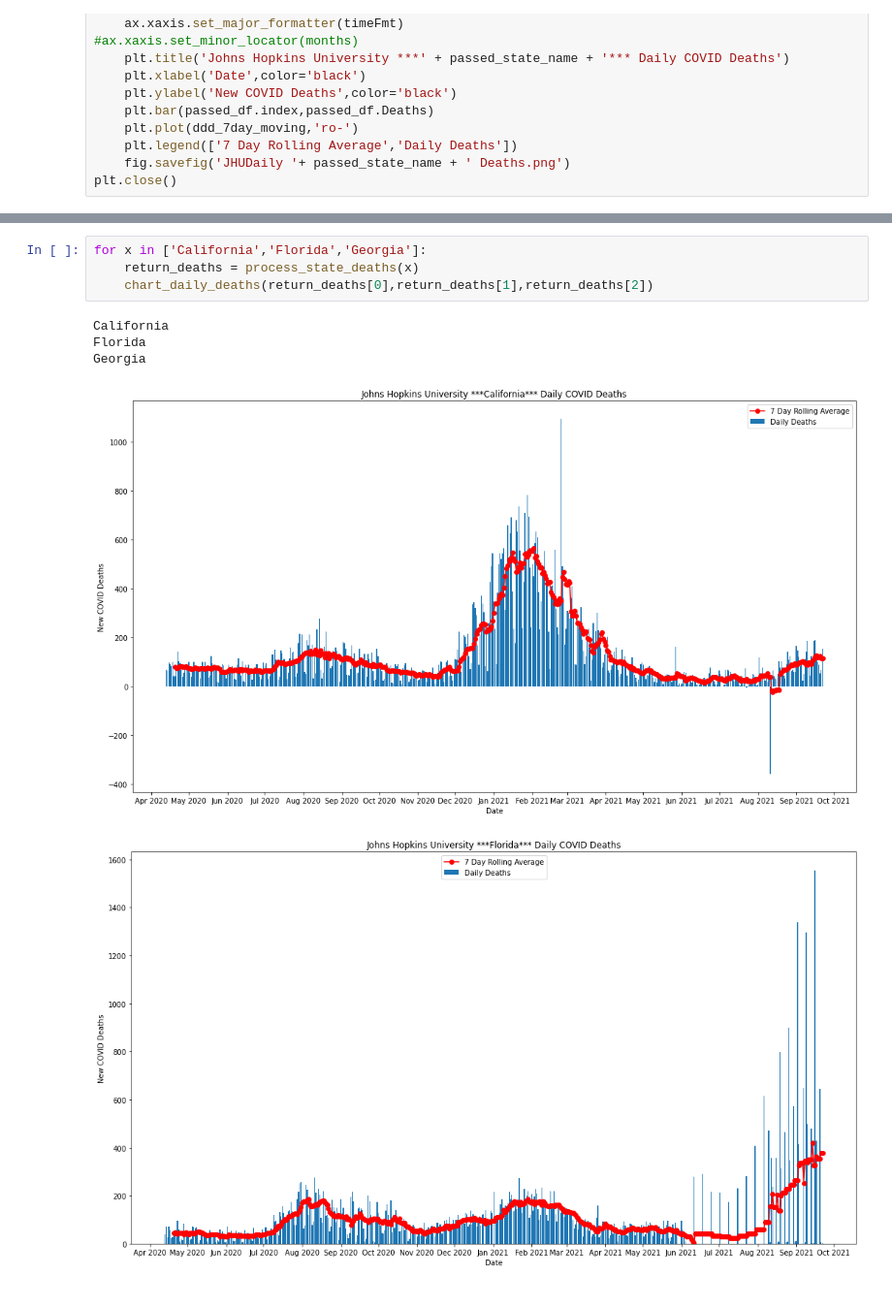
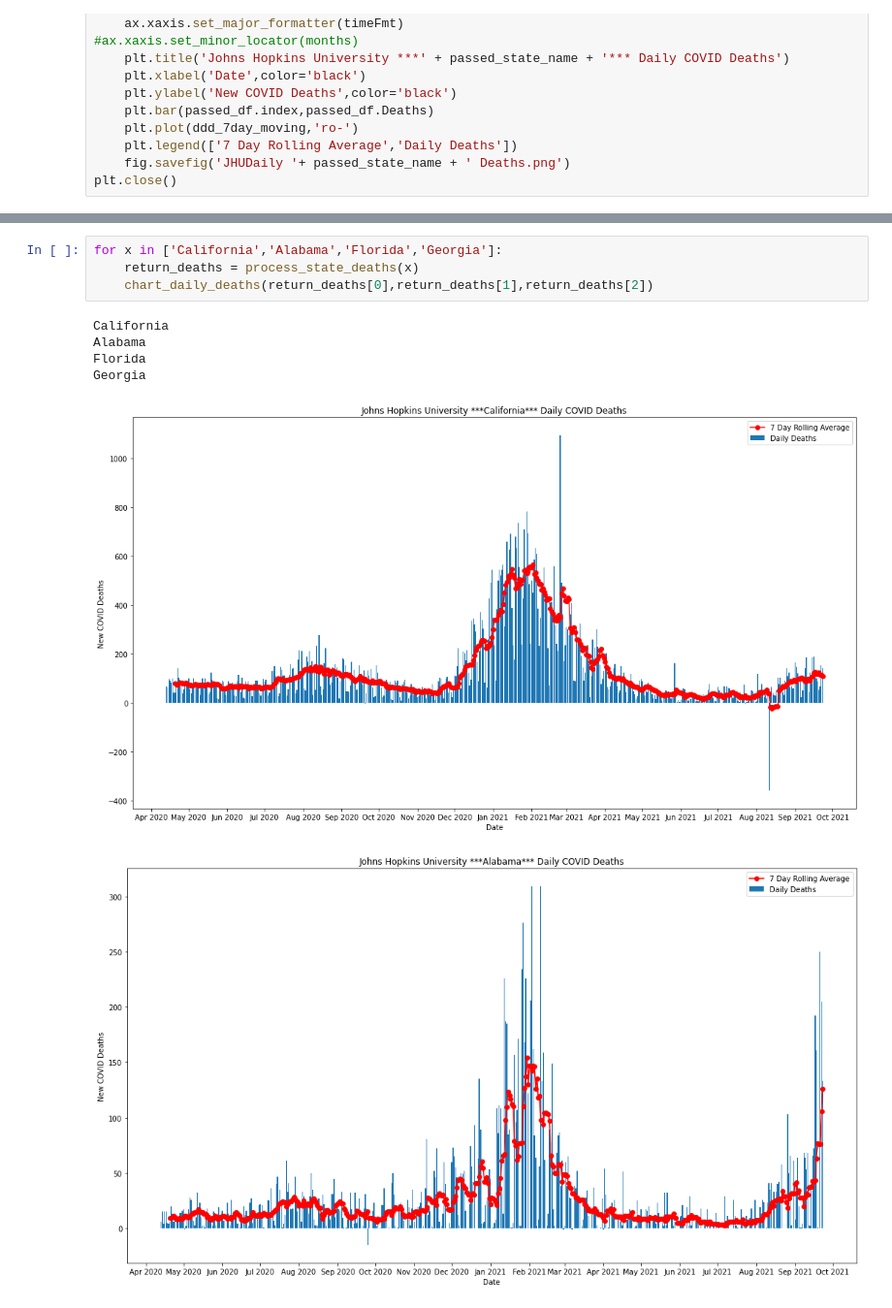
Before and after one commit to ldhagen/JHU_Covid_Notebooks, a Jupyter notebook: JHU_Each_State_New_Deaths.ipynb, the cells around one changed output, grey strips where cells are left out. Shown at 97% size. Cells and saved outputs as stored; diff of their text form.

```diff
--- a/JHU_Each_State_New_Deaths.ipynb
+++ b/JHU_Each_State_New_Deaths.ipynb
@@ -137,11 +137,12 @@ Virgin Islands
 ... (48 outputs left out)
 # %%
-for x in ['California','Florida','Georgia']:
+for x in ['California','Alabama','Florida','Georgia']:
     return_deaths = process_state_deaths(x)
     chart_daily_deaths(return_deaths[0],return_deaths[1],return_deaths[2])
 # %% [output]
 California
+Alabama
 Florida
 Georgia
-[figure, old version]
+[figure, new version]
-[figure, old version]
+[figure, new version]
```
Also changed, not shown: parts of 3 cells of this notebook, 1 other file.
